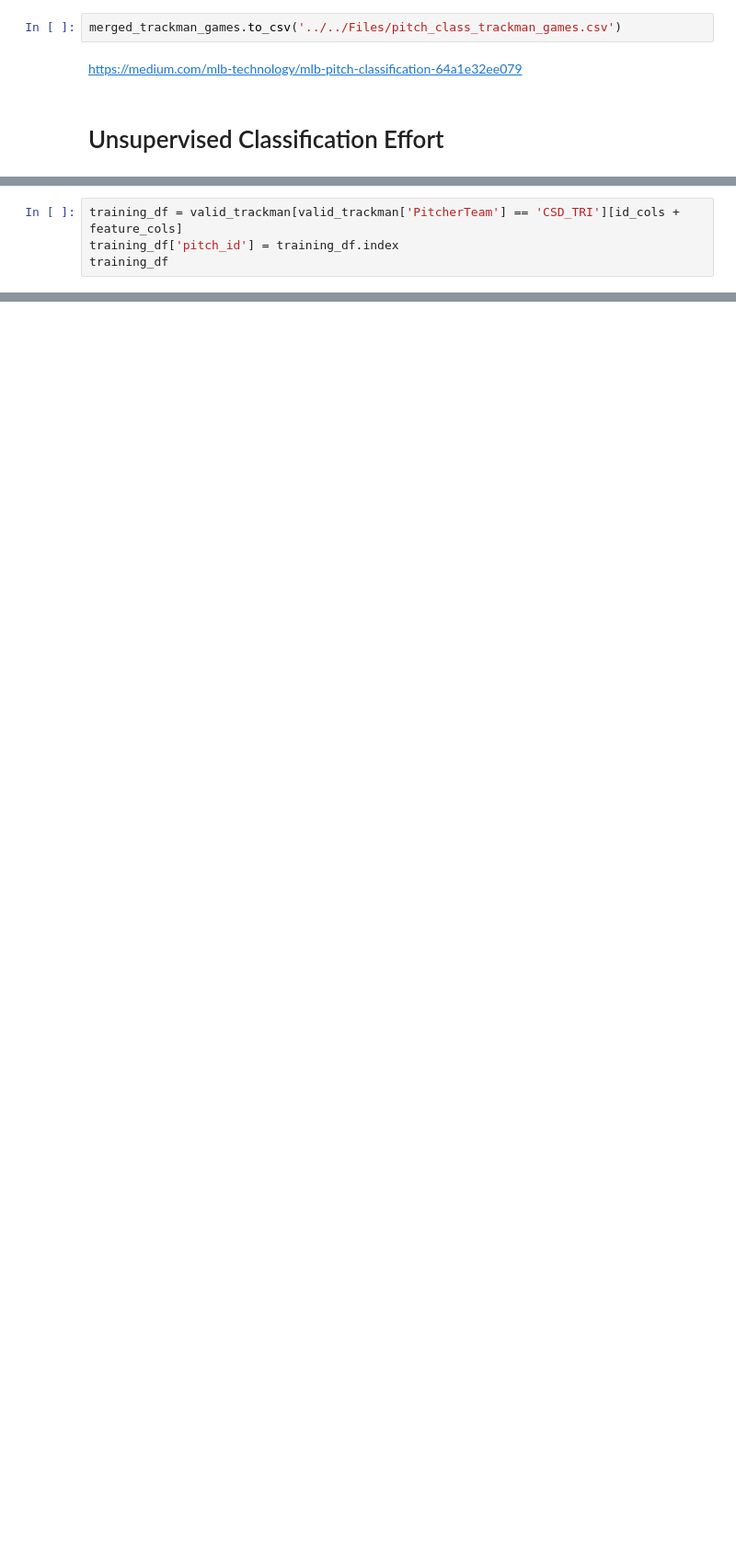
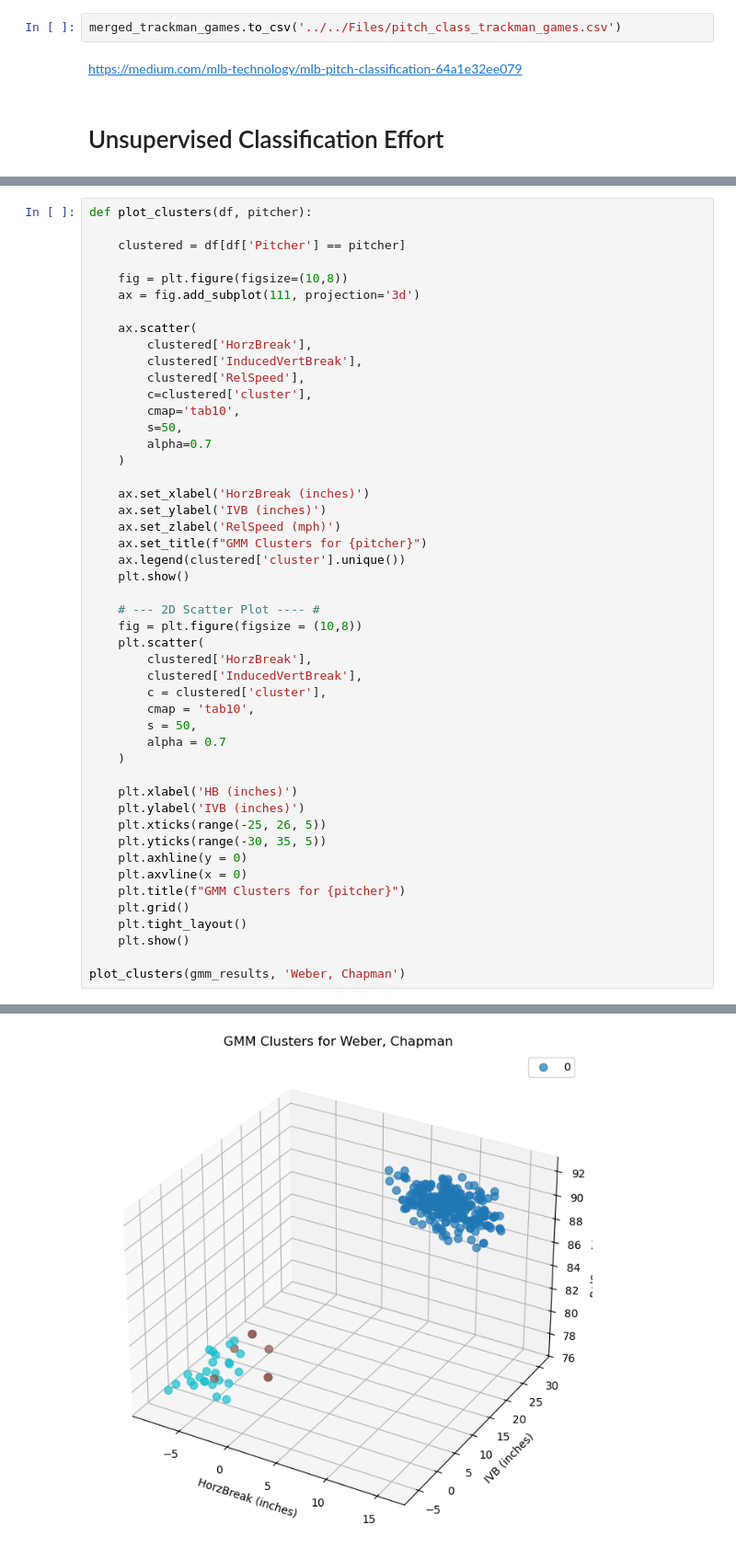
Before and after one commit to jackkalsched/UCSD_Baseball_25, a Jupyter notebook: Pitching/pitch classification/classification.ipynb, the cells around one changed output, grey strips where cells are left out. Shown at 92% size. Cells and saved outputs as stored; diff of their text form; blank space fills up the shorter version.

```diff
--- a/Pitching/pitch classification/classification.ipynb
+++ b/Pitching/pitch classification/classification.ipynb
@@ -800,5 +920,49 @@ feature_cols = ['RelSpeed', 'SpinRate', 'SpinAxis', 'RelHeight', 'RelSide', 'Ind
 # %%
-training_df = valid_trackman[valid_trackman['PitcherTeam'] == 'CSD_TRI'][id_cols + feature_cols]
-training_df['pitch_id'] = training_df.index
-training_df
+def plot_clusters(df, pitcher):
+
+    clustered = df[df['Pitcher'] == pitcher]
+
+    fig = plt.figure(figsize=(10,8))
+    ax = fig.add_subplot(111, projection='3d')
+
+    ax.scatter(
+        clustered['HorzBreak'],
+        clustered['InducedVertBreak'],
+        clustered['RelSpeed'],
+        c=clustered['cluster'],
+        cmap='tab10',
+        s=50,
+        alpha=0.7
+    )
+
+    ax.set_xlabel('HorzBreak (inches)')
+    ax.set_ylabel('IVB (inches)')
+    ax.set_zlabel('RelSpeed (mph)')
+    ax.set_title(f"GMM Clusters for {pitcher}")
+    ax.legend(clustered['cluster'].unique())
+    plt.show()
+
+    # --- 2D Scatter Plot ---- #
+    fig = plt.figure(figsize = (10,8))
+    plt.scatter(
+        clustered['HorzBreak'],
+        clustered['InducedVertBreak'],
+        c = clustered['cluster'],
+        cmap = 'tab10',
+        s = 50,
+        alpha = 0.7
+    )
+
+    plt.xlabel('HB (inches)')
+    plt.ylabel('IVB (inches)')
+    plt.xticks(range(-25, 26, 5))
+    plt.yticks(range(-30, 35, 5))
+    plt.axhline(y = 0)
+    plt.axvline(x = 0)
+    plt.title(f"GMM Clusters for {pitcher}")
+    plt.grid()
+    plt.tight_layout()
+    plt.show()
+
+plot_clusters(gmm_results, 'Weber, Chapman')
 # %% [output]
@@ -817,0 +969 @@ training_df
+[figure, added]
```
Also changed, not shown: parts of 19 cells of this notebook.
